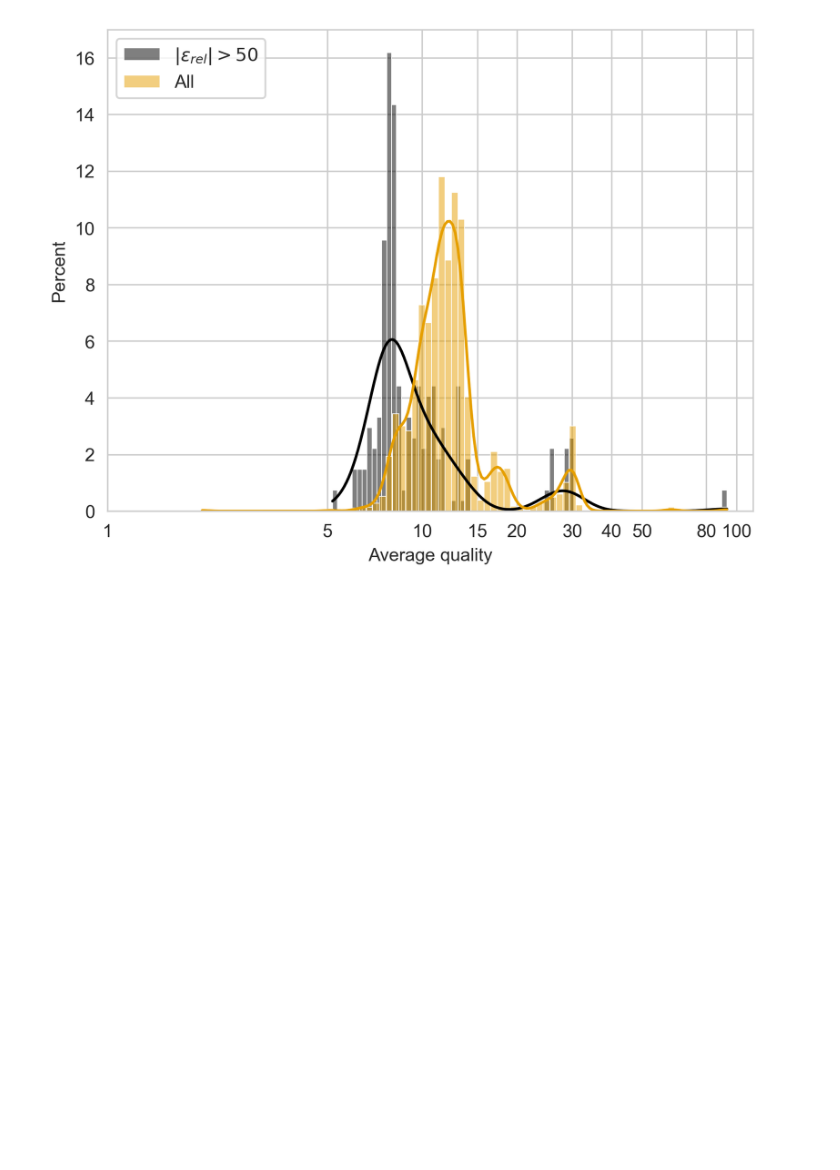
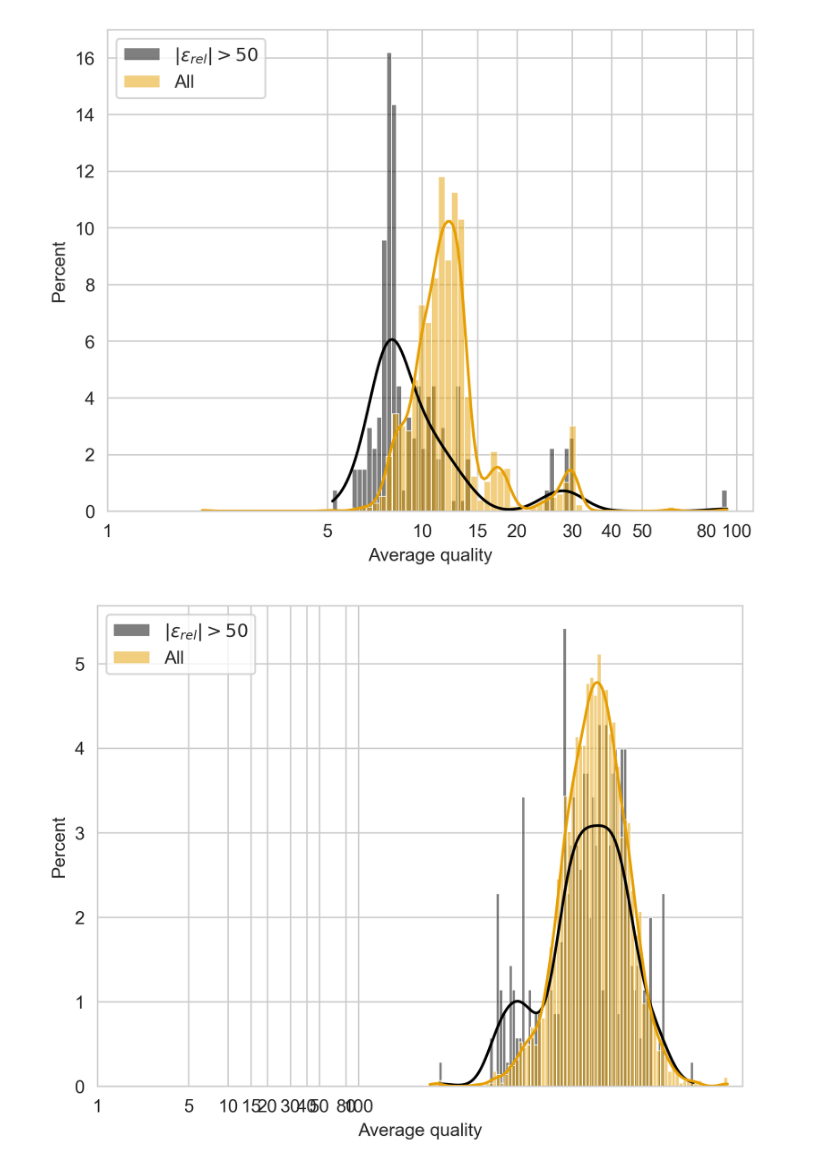
Before and after one commit to mbhall88/lrge, a Jupyter notebook: paper/notebooks/results.ipynb, the cells around one changed output. Cells and saved outputs as stored; diff of their text form; code cells hidden in the pictures; blank space fills up the shorter version.

```diff
--- a/paper/notebooks/results.ipynb
+++ b/paper/notebooks/results.ipynb
@@ -783,3 +741,20 @@ ax.legend(handles, labels, loc="upper left")
 fig.savefig(FIGURES / "avg_qual_relative_error.png", bbox_inches="tight")
 # %% [output]
 [figure]
+# %%
+d = df.query("method in ['lrge-ava', 'lrge-2set'] and abs_relative_error > 50")["stats_avg_len"]
+fig, ax = plt.subplots(dpi=300)
+ax.set_xscale("log")
+g = sns.histplot(d, bins=80, kde=True, ax=ax, label="worst", stat="percent")
+sns.histplot(data=df.query("avg_qual > 0 and method in ['lrge-ava', 'lrge-2set']")["stats_avg_len"], bins=80, kde=True, ax=ax, label="all", stat="percent")
+xticks = [1, 5, 10, 15, 20, 30, 40, 50, 80, 100]
+ax.set_xticks(xticks)
+ax.set_xticklabels(xticks)
+ax.set_xlabel("Average quality")
+ax.legend()
+handles, labels = ax.get_legend_handles_labels()
+labels = ["$|\epsilon_{rel}|>50$", "All"]
+ax.legend(handles, labels, loc="upper left")
+fig.savefig(FIGURES / "avg_qual_relative_error.png", bbox_inches="tight")
+# %% [output]
+[figure, added]
```
Also changed, not shown: parts of 1 cell of this notebook, 9 other files.
